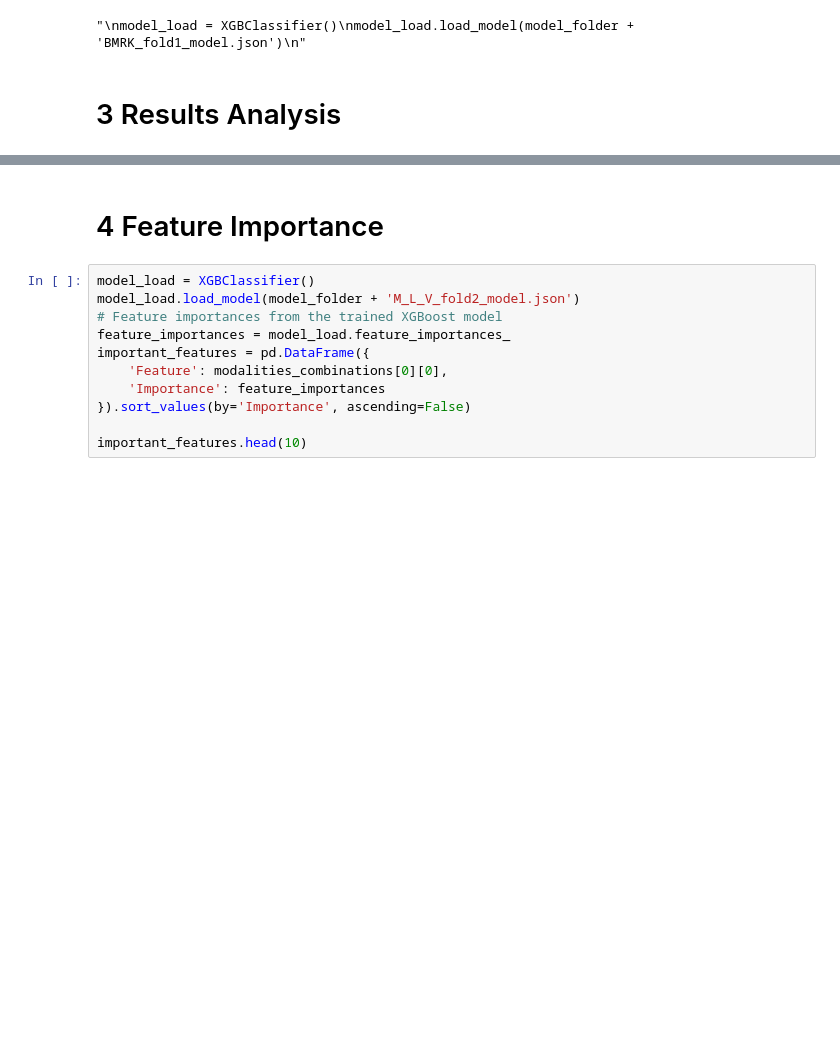
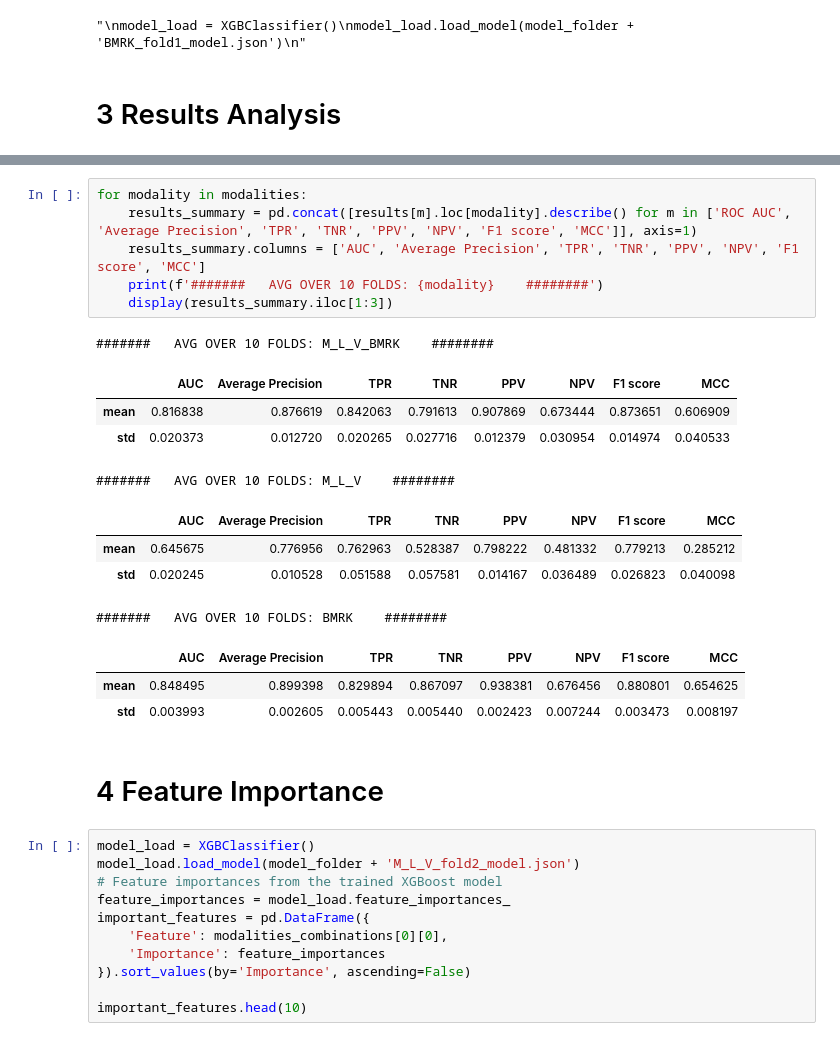
Before and after one commit to singlaayush/CardiomegalyBiomarkers, a Jupyter notebook: Cardiomegaly_Classification/XGBoost.ipynb, the cells around one changed output, grey strips where cells are left out. Cells and saved outputs as stored; diff of their text form; blank space fills up the shorter version.

```diff
--- a/Cardiomegaly_Classification/XGBoost.ipynb
+++ b/Cardiomegaly_Classification/XGBoost.ipynb
@@ -251,3 +251,22 @@ for modality in modalities:
+# %%
+for modality in modalities:
+    results_summary = pd.concat([results[m].loc[modality].describe() for m in ['ROC AUC', 'Average Precision', 'TPR', 'TNR', 'PPV', 'NPV', 'F1 score', 'MCC']], axis=1)
+    results_summary.columns = ['AUC', 'Average Precision', 'TPR', 'TNR', 'PPV', 'NPV', 'F1 score', 'MCC']
+    print(f'#######   AVG OVER 10 FOLDS: {modality}    ########')
+    display(results_summary.iloc[1:3])
+# %% [output]
+#######   AVG OVER 10 FOLDS: M_L_V_BMRK    ########
+|  | AUC | Average Precision | TPR | TNR | PPV | NPV | F1 score | MCC |
+| mean | 0.816838 | 0.876619 | 0.842063 | 0.791613 | 0.907869 | 0.673444 | 0.873651 | 0.606909 |
+| std | 0.020373 | 0.012720 | 0.020265 | 0.027716 | 0.012379 | 0.030954 | 0.014974 | 0.040533 |
+#######   AVG OVER 10 FOLDS: M_L_V    ########
+|  | AUC | Average Precision | TPR | TNR | PPV | NPV | F1 score | MCC |
+| mean | 0.645675 | 0.776956 | 0.762963 | 0.528387 | 0.798222 | 0.481332 | 0.779213 | 0.285212 |
+| std | 0.020245 | 0.010528 | 0.051588 | 0.057581 | 0.014167 | 0.036489 | 0.026823 | 0.040098 |
+#######   AVG OVER 10 FOLDS: BMRK    ########
+|  | AUC | Average Precision | TPR | TNR | PPV | NPV | F1 score | MCC |
+| mean | 0.848495 | 0.899398 | 0.829894 | 0.867097 | 0.938381 | 0.676456 | 0.880801 | 0.654625 |
+| std | 0.003993 | 0.002605 | 0.005443 | 0.005440 | 0.002423 | 0.007244 | 0.003473 | 0.008197 |
 # %% [markdown]
 # 4 Feature Importance
 # %%
```
Also changed, not shown: parts of 3 cells of this notebook, 1 other file.
